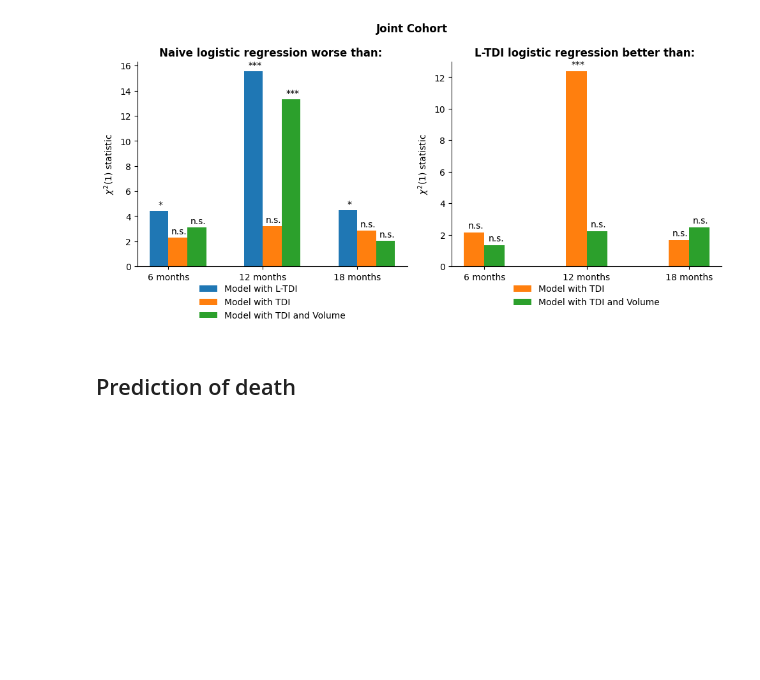
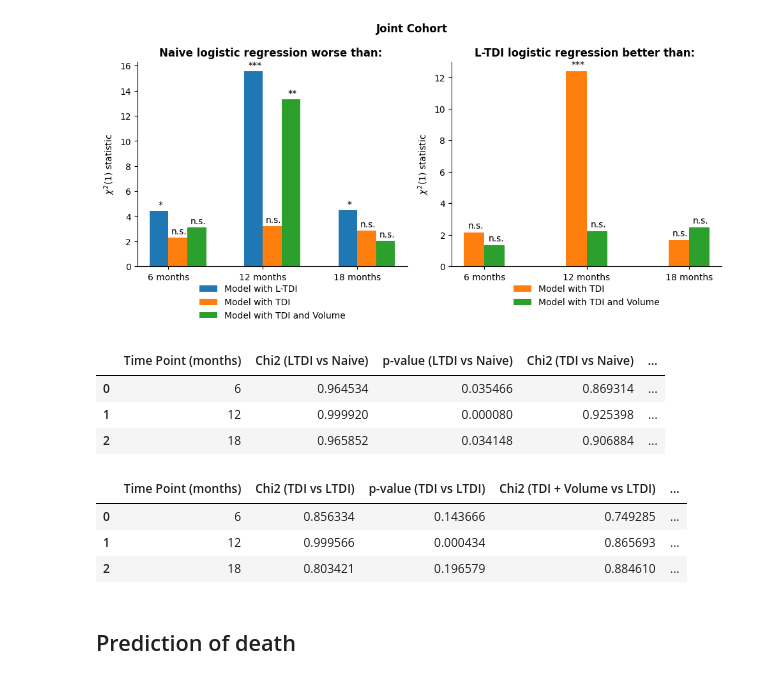
Before and after one commit to JoanSano/NormWM_4_Glioblastoma, a Jupyter notebook: multivariate_survival.ipynb, the cells around one changed output. Drawn from its saved outputs; the diff is of its cells as text; code cells hidden in the pictures; blank space fills up the shorter version.

```diff
--- a/multivariate_survival.ipynb
+++ b/multivariate_survival.ipynb
@@ -1948,7 +1948,17 @@ llrs = -2*np.array([
     [LR_LTDI_18-LR_without_18, LR_TDI_18-LR_without_18, LR_TDI_volume_18-LR_without_18]
 ])
 llrs = - llrs ## We want to see the increase in LR when adding covariates!!
-p_values = 1 - chi2.cdf(llrs, df=1)
+chis2 = chi2.cdf(llrs, df=[[1,1,2],[1,1,2],[1,1,2]])
+p_values = 1 - chis2
+df_summary_left = pd.DataFrame({
+    "Time Point (months)": [6, 12, 18],
+    "Chi2 (LTDI vs Naive)": chis2[:, 0],
+    "p-value (LTDI vs Naive)": p_values[:, 0],
+    "Chi2 (TDI vs Naive)": chis2[:, 1],
+    "p-value (TDI vs Naive)": p_values[:, 1],
+    "Chi2 (TDI + Volume vs Naive)": chis2[:, 2],
+    "p-value (TDI + Volume vs Naive)": p_values[:, 2]
+})
 for i in range(len(model_labels)):
     bars = ax[0].bar(x + i * bar_width, llrs[:, i], width=bar_width, label=model_labels[i], color=colors[i])
     for j, bar in enumerate(bars):
@@ -1975,7 +1985,15 @@ llrs = -2*np.array([
     [LR_TDI_12-LR_LTDI_12, LR_TDI_volume_12-LR_LTDI_12],
     [LR_TDI_18-LR_LTDI_18, LR_TDI_volume_18-LR_LTDI_18]
 ])
-p_values = 1 - chi2.cdf(llrs, df=1)
+chis2 = chi2.cdf(llrs, df=1)
+p_values = 1 - chis2
+df_summary_right = pd.DataFrame({
+    "Time Point (months)": [6, 12, 18],
+    "Chi2 (TDI vs LTDI)": chis2[:, 0],
+    "p-value (TDI vs LTDI)": p_values[:, 0],
+    "Chi2 (TDI + Volume vs LTDI)": chis2[:, 1],
+    "p-value (TDI + Volume vs LTDI)": p_values[:, 1]
+})
 for i in range(len(model_labels)):
     bars = ax[1].bar(x + i * bar_width, llrs[:, i], width=bar_width, label=model_labels[i], color=colors[i])
     for j, bar in enumerate(bars):
@@ -1999,6 +2017,20 @@ fig.tight_layout()
 fig.savefig(os.path.join(figs_folder, f"Logistic-regression.{fmt}"), dpi=dpi, format=fmt)
 # %% [output]
 [figure]
+# %%
+df_summary_left
+# %% [output]
+|  | Time Point (months) | Chi2 (LTDI vs Naive) | p-value (LTDI vs Naive) | Chi2 (TDI vs Naive) | ... |
+| 0 | 6 | 0.964534 | 0.035466 | 0.869314 | ... |
+| 1 | 12 | 0.999920 | 0.000080 | 0.925398 | ... |
+| 2 | 18 | 0.965852 | 0.034148 | 0.906884 | ... |
+# %%
+df_summary_right
+# %% [output]
+|  | Time Point (months) | Chi2 (TDI vs LTDI) | p-value (TDI vs LTDI) | Chi2 (TDI + Volume vs LTDI) | ... |
+| 0 | 6 | 0.856334 | 0.143666 | 0.749285 | ... |
+| 1 | 12 | 0.999566 | 0.000434 | 0.865693 | ... |
+| 2 | 18 | 0.803421 | 0.196579 | 0.884610 | ... |
 # %% [markdown]
 ## Prediction of death
 # %% [markdown]
```
Also changed, not shown: parts of 12 cells of this notebook, 2 other files.
